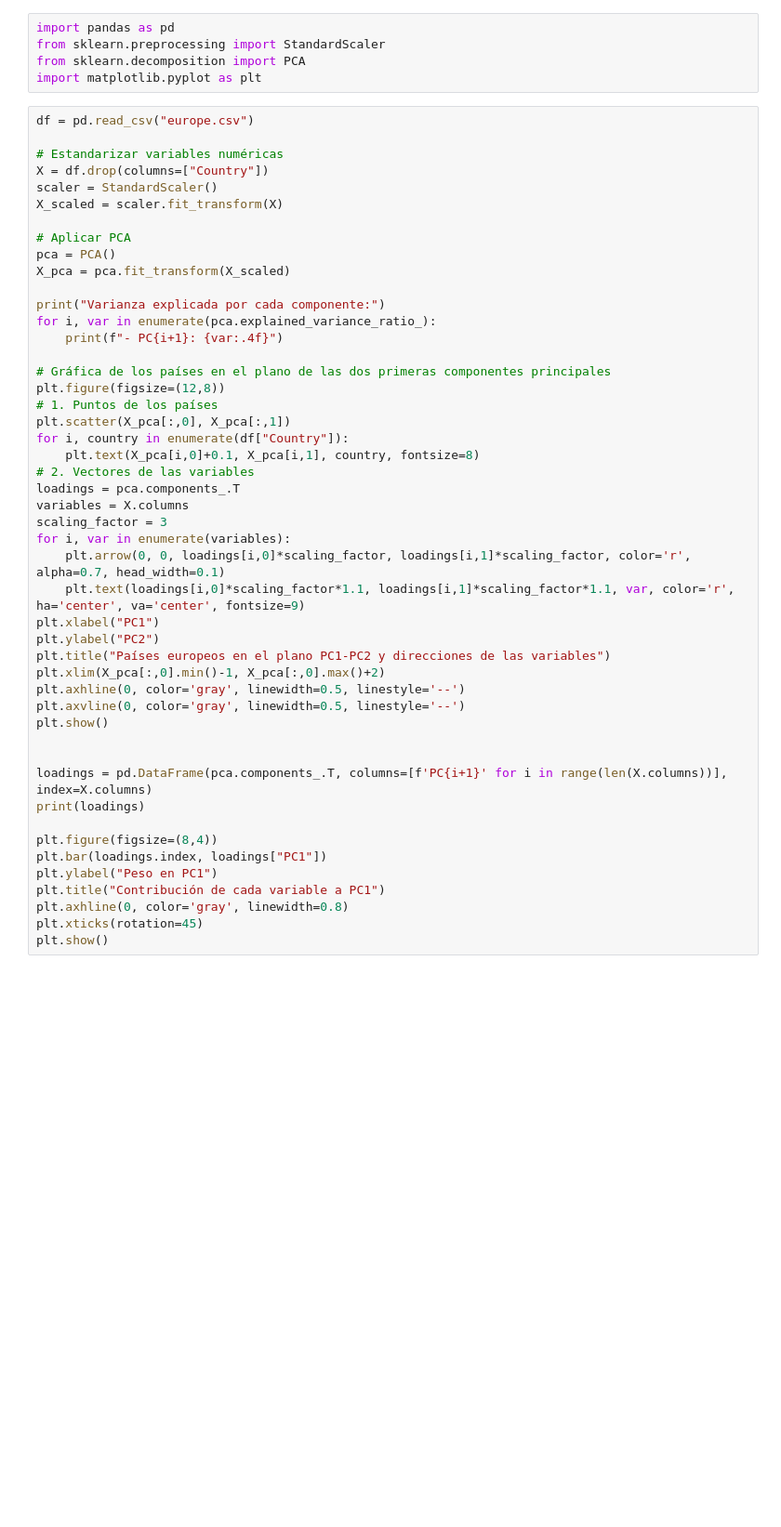
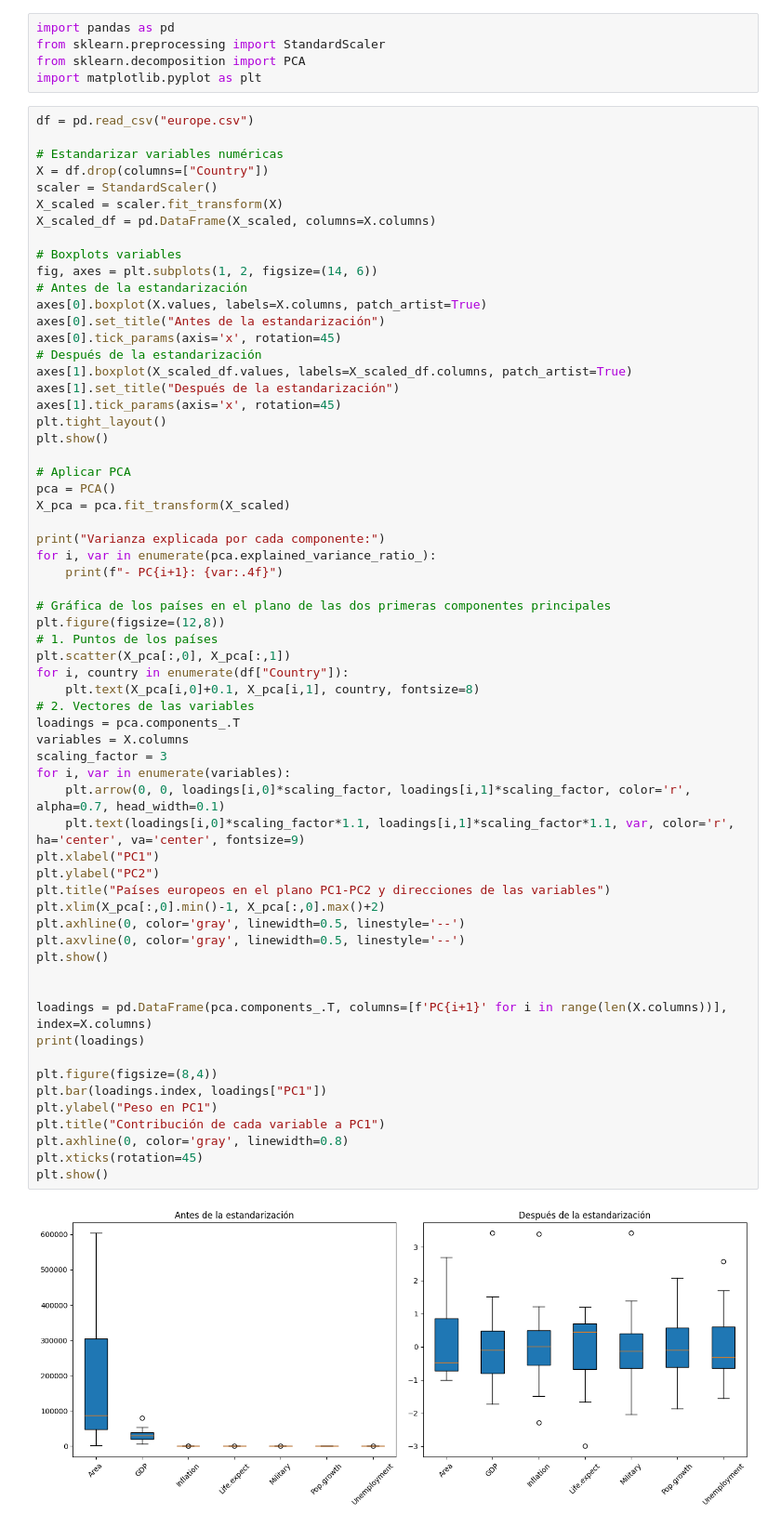
Before and after one commit to Mpretel/SIA-25Q2, a Jupyter notebook: sia-tp4-master/ejPCA.ipynb, the cells around one changed output. Shown: that part at 93% size. Saved outputs shown, nothing was run; the diff lists cells and outputs as text; blank space fills up the shorter version.

Commit message:
Added boxplots before and after standarization

```diff
--- a/sia-tp4-master/ejPCA.ipynb
+++ b/sia-tp4-master/ejPCA.ipynb
@@ -32,6 +32,20 @@ df = pd.read_csv("europe.csv")
 X = df.drop(columns=["Country"])
 scaler = StandardScaler()
 X_scaled = scaler.fit_transform(X)
+X_scaled_df = pd.DataFrame(X_scaled, columns=X.columns)
+
+# Boxplots variables
+fig, axes = plt.subplots(1, 2, figsize=(14, 6))
+# Antes de la estandarización
+axes[0].boxplot(X.values, labels=X.columns, patch_artist=True)
+axes[0].set_title("Antes de la estandarización")
+axes[0].tick_params(axis='x', rotation=45)
+# Después de la estandarización
+axes[1].boxplot(X_scaled_df.values, labels=X_scaled_df.columns, patch_artist=True)
+axes[1].set_title("Después de la estandarización")
+axes[1].tick_params(axis='x', rotation=45)
+plt.tight_layout()
+plt.show()
 
 # Aplicar PCA
 pca = PCA()
@@ -47,33 +61,34 @@ plt.figure(figsize=(12,8))
 plt.scatter(X_pca[:,0], X_pca[:,1])
 for i, country in enumerate(df["Country"]):
     plt.text(X_pca[i,0]+0.1, X_pca[i,1], country, fontsize=8)
 # 2. Vectores de las variables
 loadings = pca.components_.T
 variables = X.columns
 scaling_factor = 3
 for i, var in enumerate(variables):
     plt.arrow(0, 0, loadings[i,0]*scaling_factor, loadings[i,1]*scaling_factor, color='r', alpha=0.7, head_width=0.1)
     plt.text(loadings[i,0]*scaling_factor*1.1, loadings[i,1]*scaling_factor*1.1, var, color='r', ha='center', va='center', fontsize=9)
 plt.xlabel("PC1")
 plt.ylabel("PC2")
 plt.title("Países europeos en el plano PC1-PC2 y direcciones de las variables")
 plt.xlim(X_pca[:,0].min()-1, X_pca[:,0].max()+2)
 plt.axhline(0, color='gray', linewidth=0.5, linestyle='--')
 plt.axvline(0, color='gray', linewidth=0.5, linestyle='--')
 plt.show()
 
 
 loadings = pd.DataFrame(pca.components_.T, columns=[f'PC{i+1}' for i in range(len(X.columns))], index=X.columns)
 print(loadings)
 
 plt.figure(figsize=(8,4))
 plt.bar(loadings.index, loadings["PC1"])
 plt.ylabel("Peso en PC1")
 plt.title("Contribución de cada variable a PC1")
 plt.axhline(0, color='gray', linewidth=0.8)
 plt.xticks(rotation=45)
 plt.show()
 # %% [output]
+[figure, new version]
 Varianza explicada por cada componente:
 - PC1: 0.4610
 - PC2: 0.1696
```
Also changed, not shown: parts of 1 cell of this notebook.
